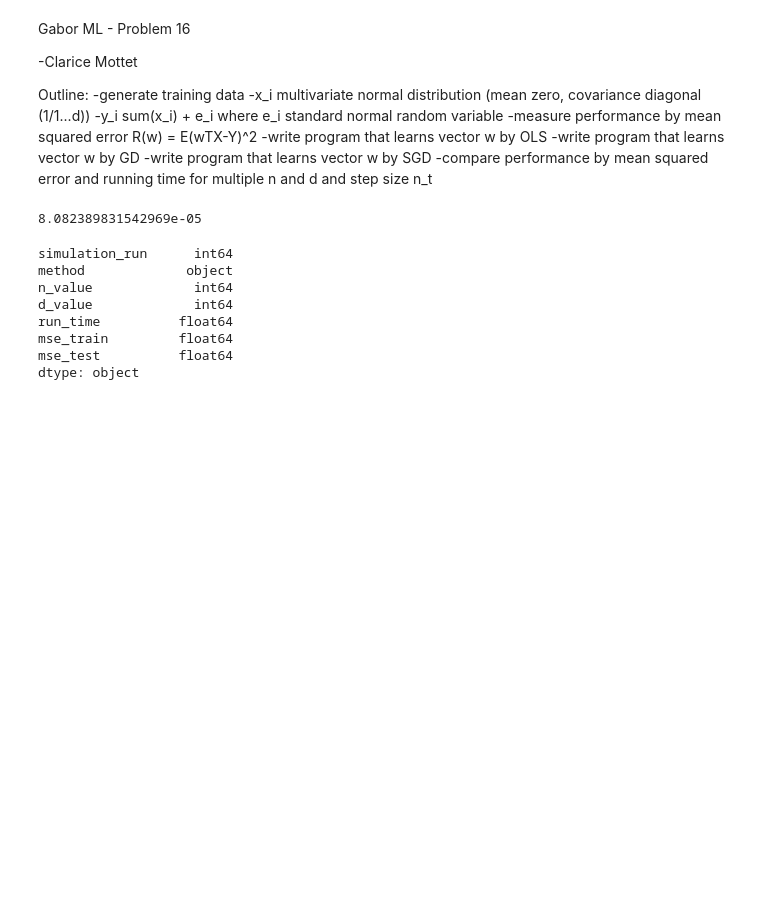
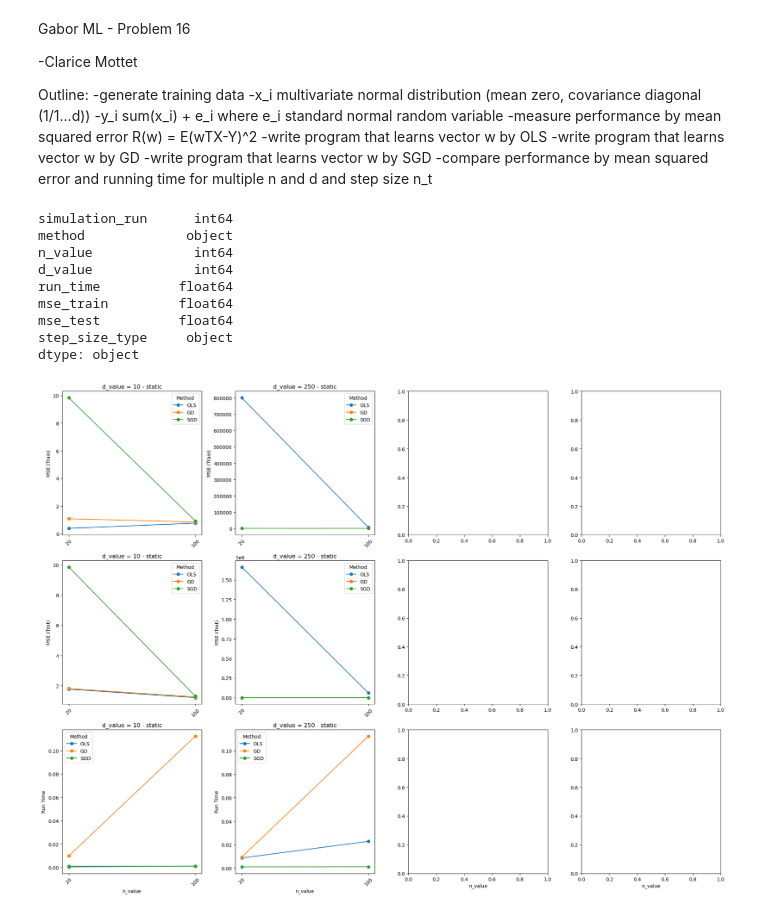
Before and after one commit to claricemottet/GaborML_problem16, a Jupyter notebook: GaborML_problem16_CM.ipynb, the cells around one changed output. Drawn from its saved outputs; the diff is of its cells as text; code cells hidden in the pictures; blank space fills up the shorter version.

```diff
--- a/GaborML_problem16_CM.ipynb
+++ b/GaborML_problem16_CM.ipynb
@@ -168,17 +168,6 @@ def calc_mse(x, y, w):
         mse += np.square(np.dot(w.T,x[i])-y[i])
     mse = mse/n
     return mse
-# %%
-import time
-
-start = time.time()
-
-# print(23*2.3)
-
-end = time.time()
-print(end - start)
-# %% [output]
-8.082389831542969e-05
 # %%
 #keep track of outputs
 df_log = pd.DataFrame()
@@ -215,10 +204,9 @@ for iter_ in range(num_of_simulations):
                     df_log.reset_index(drop = True, inplace = True)
                     df_log.to_excel(path_out_+'//'+'df_log.xlsx',index = False)
 # %%
+#reimport in df_log
+
 df_log = pd.read_excel(path_out_+'//'+'df_log.xlsx')
-df_log['step_size_type'] = "static"
-
-print(df_log.dtypes)
 # %% [output]
 simulation_run      int64
 method             object
@@ -227,4 +215,48 @@ d_value             int64
 run_time          float64
 mse_train         float64
 mse_test          float64
+step_size_type     object
 dtype: object
+# %%
+#plot results
+
+step_size_type = "static"
+
+df_log_ = df_log[df_log['step_size_type']==step_size_type].copy()
+df_log_.reset_index(drop = True, inplace = True)
+
+col_avg_values = ['mse_train','mse_test','run_time']
+for col in col_avg_values:
+    df_log_[col] = df_log_.groupby(by = ['method','n_value','d_value'])[col].transform('mean')
+
+df_log_.drop_duplicates(subset = ['method','n_value','d_value'], inplace = True)
+methods = ['OLS', 'GD', 'SGD']
+df = df_log_.copy()
+
+# Creating the plot with adjustments for clear visibility of 'n_value'
+fig, axes = plt.subplots(nrows=3, ncols=4, figsize=(20, 15))
+for i, metric in enumerate(['mse_train', 'mse_test', 'run_time']):
+    for j, d_val in enumerate(d_values):
+        ax = axes[i, j]
+        for method in methods:
+            subset = df[(df['method'] == method) & (df['d_value'] == d_val)]
+            ax.plot(subset['n_value'].to_numpy(), subset[metric].to_numpy(), marker='o', linestyle='-', label=method)
+
+        ax.set_title(f'd_value = {d_val} - {step_size_type}')
+        if i == 0:
+            ax.set_ylabel('MSE (Train)')
+        elif i == 1:
+            ax.set_ylabel('MSE (Test)')
+        else:
+            ax.set_ylabel('Run Time')
+        ax.legend(title='Method')
+        ax.set_xticks(subset['n_value'])
+        ax.tick_params(axis='x', rotation=45)
+
+for ax in axes[-1, :]:
+    ax.set_xlabel('n_value')
+
+plt.tight_layout()
+plt.show()
+# %% [output]
+[figure, added]
```
Also changed, not shown: parts of 1 cell of this notebook.
